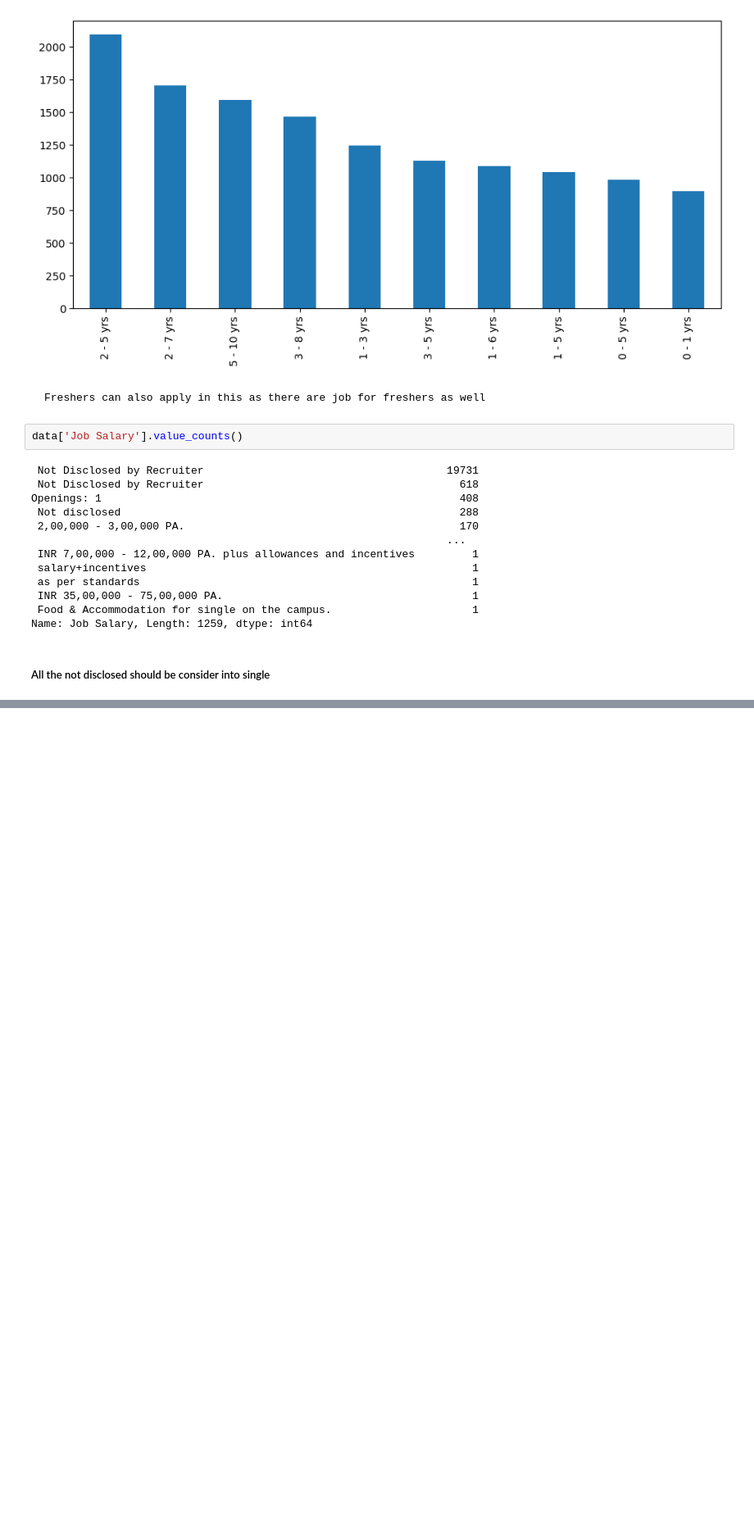
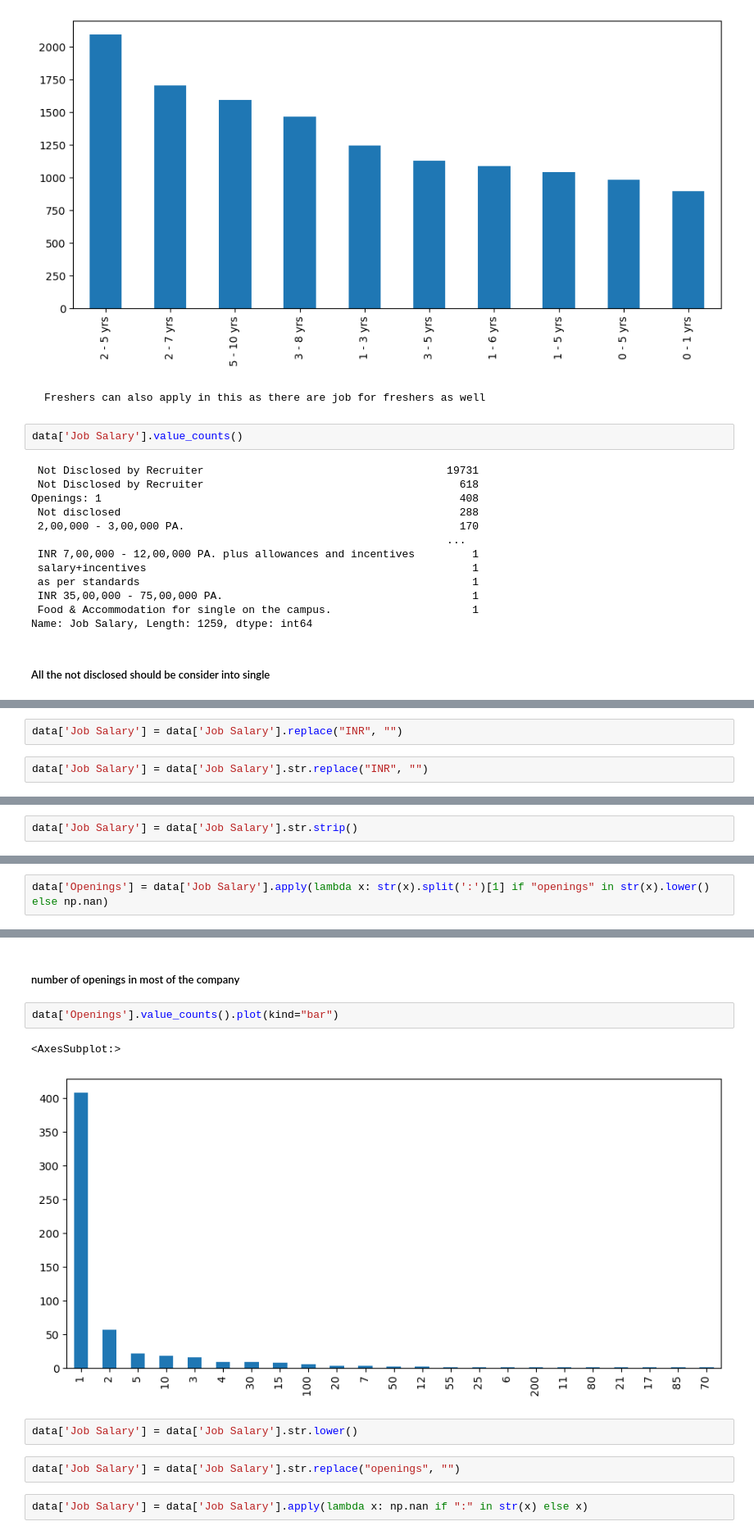
Before and after one commit to simrangrover5/DataScienceBatch_7_30PM, a Jupyter notebook: Project/Analysis.ipynb, the cells around one changed output, grey strips where cells are left out. Shown: that part at 82% size. Saved outputs shown, nothing was run; the diff lists cells and outputs as text; blank space fills up the shorter version.

```diff
--- a/Project/Analysis.ipynb
+++ b/Project/Analysis.ipynb
@@ -242,0 +334,4 @@ data.to_csv("cleaned_data.csv")
+# %%
+data['Job Salary'] = data['Job Salary'].replace("INR", "")
+# %%
+data['Job Salary'] = data['Job Salary'].str.replace("INR", "")
@@ -242,0 +353,2 @@ data.to_csv("cleaned_data.csv")
+# %%
+data['Job Salary'] = data['Job Salary'].str.strip()
@@ -242,0 +372,2 @@ data.to_csv("cleaned_data.csv")
+# %%
+data['Openings'] = data['Job Salary'].apply(lambda x: str(x).split(':')[1] if "openings" in str(x).lower() else np.nan)
@@ -242,0 +401,13 @@ data.to_csv("cleaned_data.csv")
+# %% [markdown]
+##### number of openings in most of the company
+# %%
+data['Openings'].value_counts().plot(kind="bar")
+# %% [output]
+<AxesSubplot:>
+[figure, added]
+# %%
+data['Job Salary'] = data['Job Salary'].str.lower()
+# %%
+data['Job Salary'] = data['Job Salary'].str.replace("openings", "")
+# %%
+data['Job Salary'] = data['Job Salary'].apply(lambda x: np.nan if ":" in str(x) else x)
```
Also changed, not shown: parts of 39 cells of this notebook, 2 other files.
